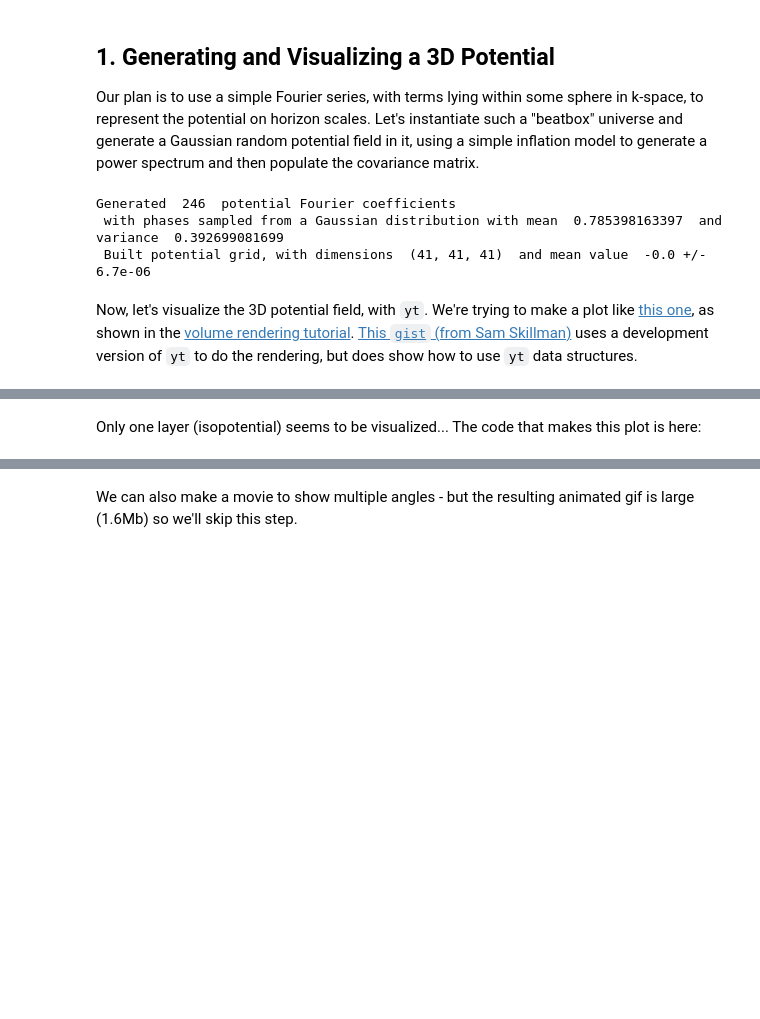
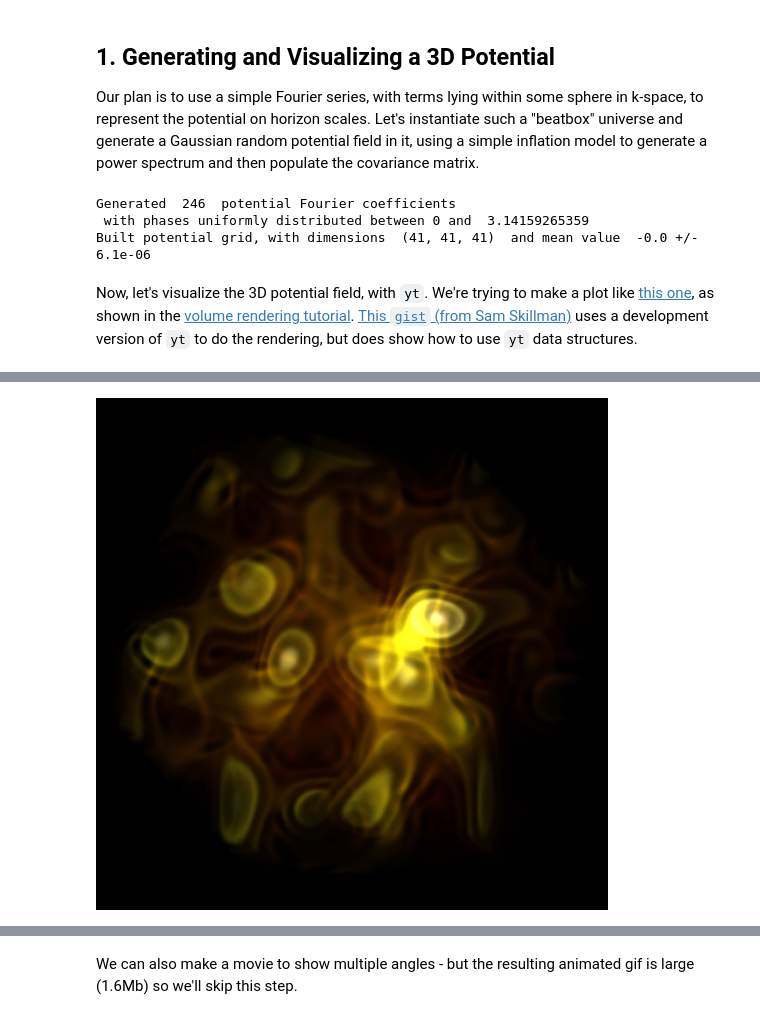
Before and after one commit to LaurencePeanuts/Music, a Jupyter notebook: Potential_Demo.ipynb, the cells around one changed output, grey strips where cells are left out. Saved outputs shown, nothing was run; the diff lists cells and outputs as text; code cells hidden in the pictures; blank space fills up the shorter version.

```diff
--- a/Potential_Demo.ipynb
+++ b/Potential_Demo.ipynb
@@ -21,11 +18,11 @@ import beatbox
 Our plan is to use a simple Fourier series, with terms lying within some sphere in k-space, to represent the potential on horizon scales. Let's instantiate such a "beatbox" universe and generate a Gaussian random potential field in it, using a simple inflation model to generate a power spectrum and then populate the covariance matrix.
 # %%
 We = beatbox.Universe()
-We.generate_a_random_potential_field(high_k_cutoff=6, low_k_cutoff=2, n_s=0.96, kstar=0.02, PSnorm=2.43e-9, p=0, Pmax=np.pi/4, Pvar=np.pi/8)
+We.generate_a_random_potential_field(high_k_cutoff=6, low_k_cutoff=2, n_s=0.96, kstar=0.02, PSnorm=2.43e-9, Pdist=1, Pmax=np.pi, Pvar=np.pi/8)
 # %% [output]
 Generated  246  potential Fourier coefficients
- with phases sampled from a Gaussian distribution with mean  0.785398163397  and variance  0.392699081699
- Built potential grid, with dimensions  (41, 41, 41)  and mean value  -0.0 +/- 6.7e-06
+ with phases uniformly distributed between 0 and  3.14159265359
+Built potential grid, with dimensions  (41, 41, 41)  and mean value  -0.0 +/- 6.1e-06
 # %% [markdown]
 Now, let's visualize the 3D potential field, with `yt`. We're trying to make a plot like [this one](http://yt-project.org/doc/_images/vr_sample.jpg), as shown in the [volume rendering tutorial](http://yt-project.org/doc/visualizing/volume_rendering.html). [This `gist` (from Sam Skillman)](https://gist.github.com/samskillman/0e574d1a4f67d3a3b1b1) uses a development version of `yt` to do the rendering, but does show how to use `yt` data structures.
 # %%
@@ -36,7 +33,8 @@ import yt
 
 # yt.visualization.color_maps.show_colormaps()
 # %%
-We.show_potential_with_yt(output='test.png',angle=1.0)
+We.show_potential_with_yt(output='test1.png',angle=1.0,  N_layer=10, cmap='hot')
 
-from IPython.display import Image
-Image('test.png',width=400)
+#from IPython.display import Image
+#Image('test1.png',width=400)
+# %% [output]
@@ -43,2 +57 @@ Image('test.png',width=400)
+[figure, added]
-# %% [markdown]
-Only one layer (isopotential) seems to be visualized... The code that makes this plot is here:
```
Also changed, not shown: parts of 4 cells of this notebook, 3 other files.
